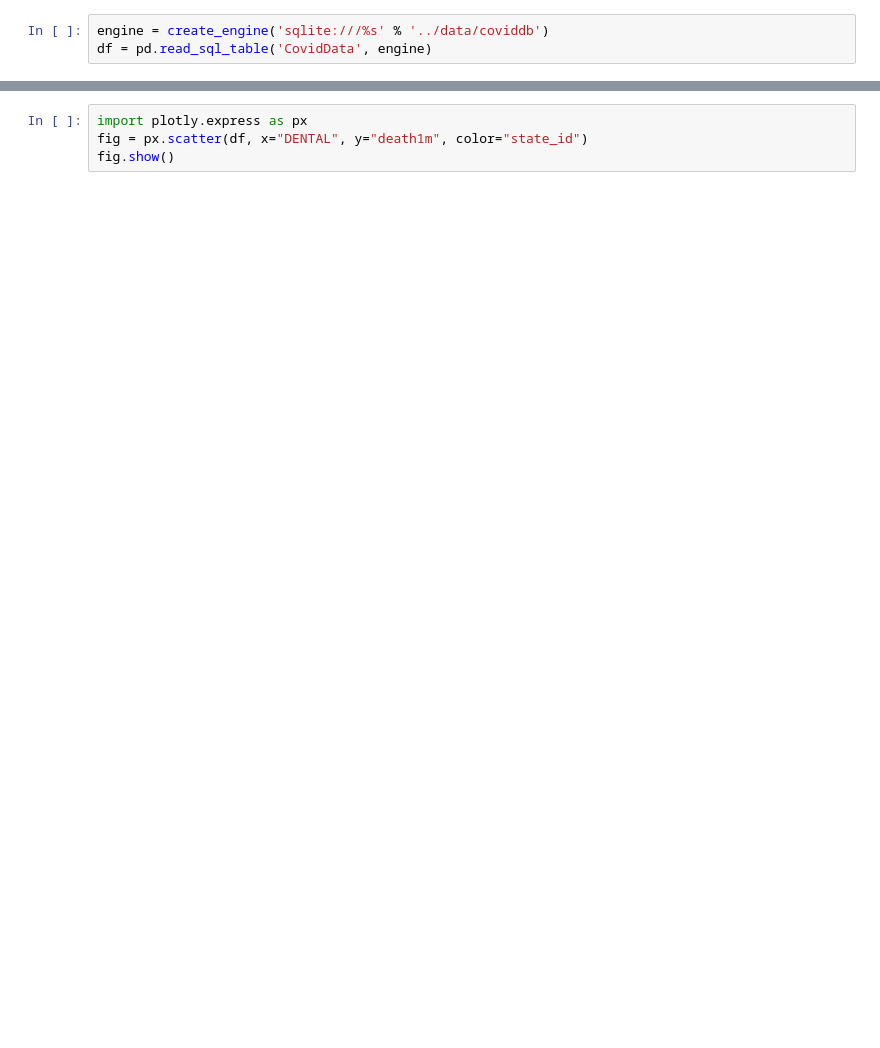
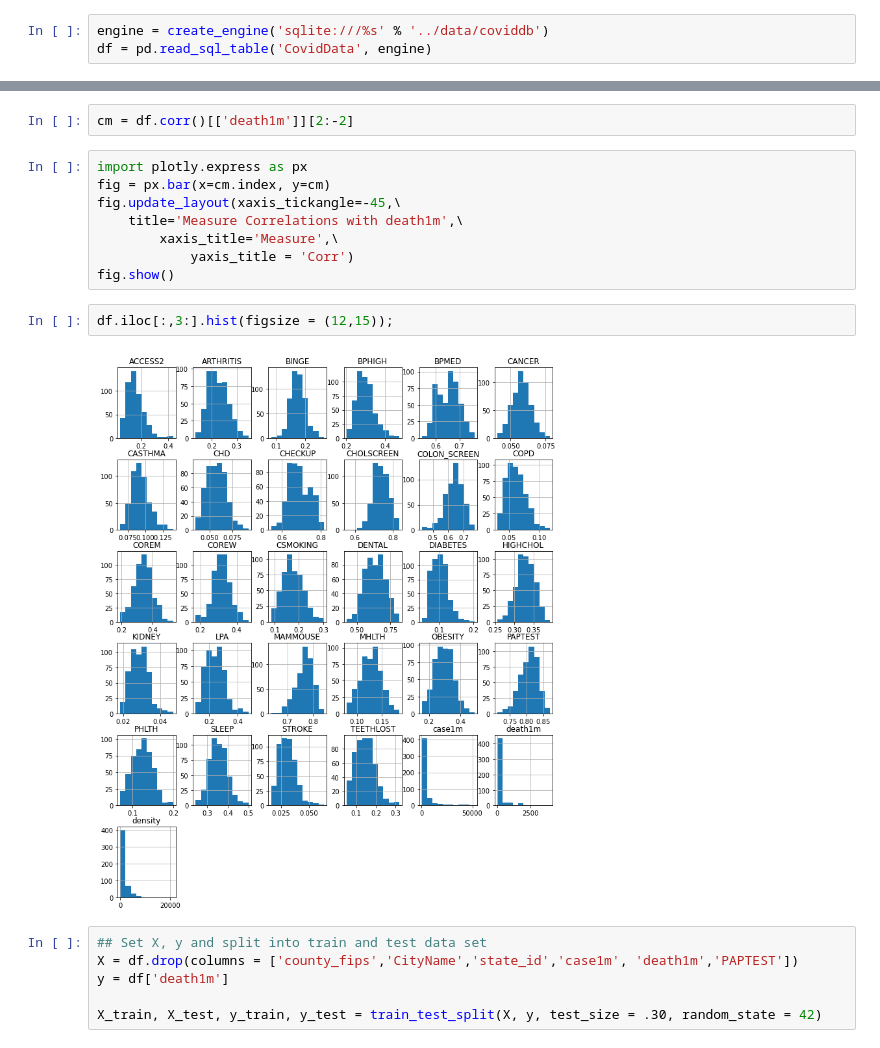
Before and after one commit to estella-zzz/data-science-projects, a Jupyter notebook: Covid19_vs_Population_Health/model/explore.ipynb, the cells around one changed output, grey strips where cells are left out. Saved outputs shown, nothing was run; the diff lists cells and outputs as text; blank space fills up the shorter version.

```diff
--- a/Covid19_vs_Population_Health/model/explore.ipynb
+++ b/Covid19_vs_Population_Health/model/explore.ipynb
@@ -44,4 +28,20 @@ df.corr()
+# %%
+cm = df.corr()[['death1m']][2:-2]
 # %%
 import plotly.express as px
-fig = px.scatter(df, x="DENTAL", y="death1m", color="state_id")
+fig = px.bar(x=cm.index, y=cm)
+fig.update_layout(xaxis_tickangle=-45,\
+    title='Measure Correlations with death1m',\
+        xaxis_title='Measure',\
+            yaxis_title = 'Corr')
 fig.show()
+# %%
+df.iloc[:,3:].hist(figsize = (12,15));
+# %% [output]
+[figure, added]
+# %%
+## Set X, y and split into train and test data set
+X = df.drop(columns = ['county_fips','CityName','state_id','case1m', 'death1m','PAPTEST'])
+y = df['death1m']
+
+X_train, X_test, y_train, y_test = train_test_split(X, y, test_size = .30, random_state = 42)
```
Also changed, not shown: parts of 11 cells of this notebook.
